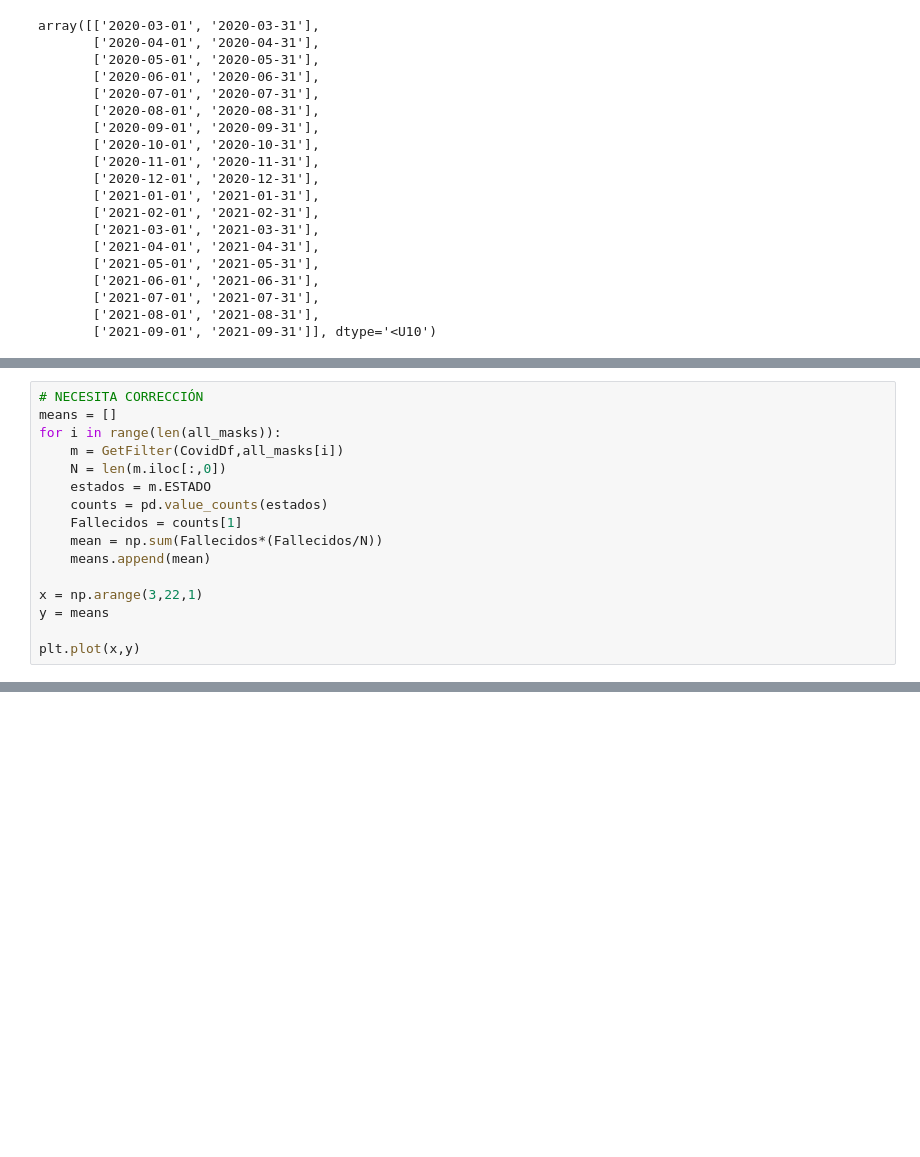
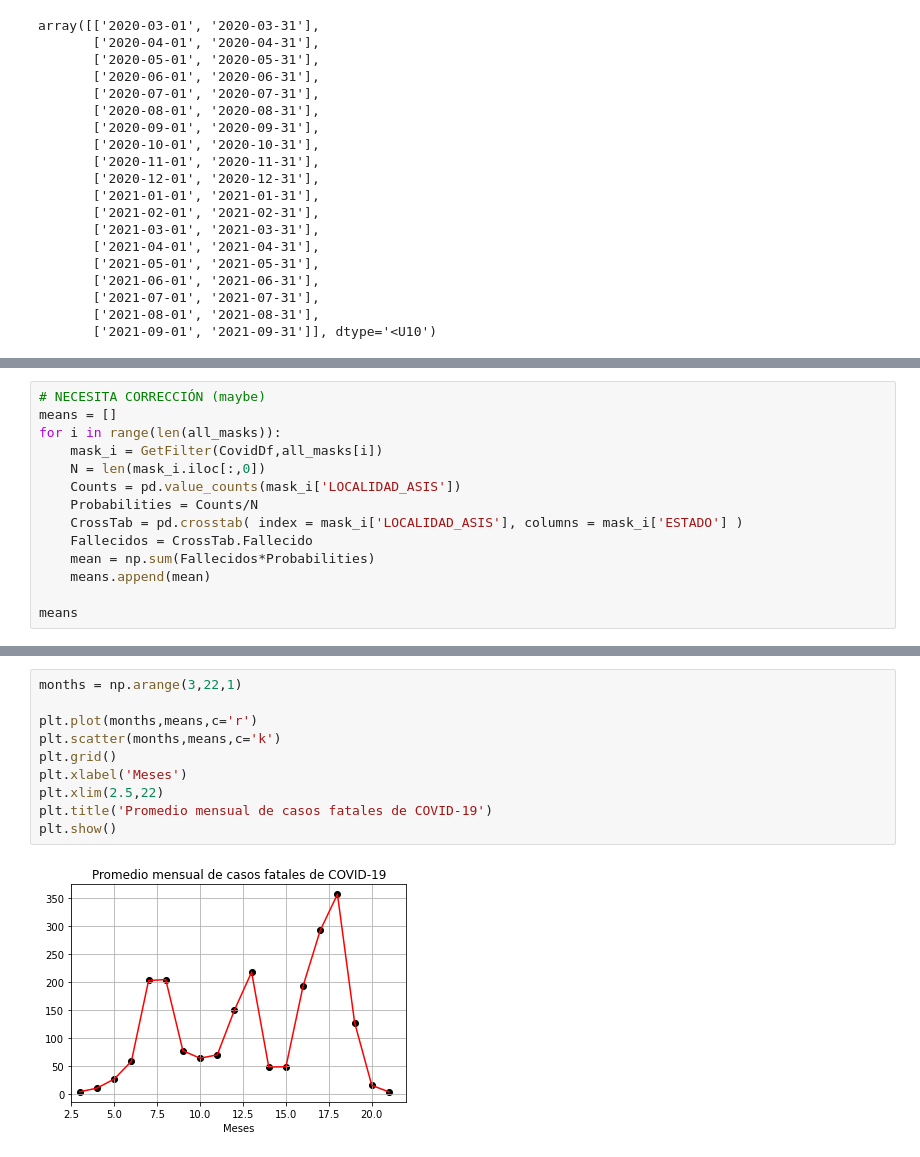
Before and after one commit to Lucas-Nieto-institucional/Notebooks_curso_estadistica, a Jupyter notebook: 02_Bases_de_datos.ipynb, the cells around one changed output, grey strips where cells are left out. Saved outputs shown, nothing was run; the diff lists cells and outputs as text; blank space fills up the shorter version.

Commit message:
Pendiente: Corrección de cálculo de medias mensuales de defunciones

```diff
--- a/02_Bases_de_datos.ipynb
+++ b/02_Bases_de_datos.ipynb
@@ -334,16 +317,0 @@ all_masks = mask_iteration(M)
-# %%
-# NECESITA CORRECCIÓN
-means = []
-for i in range(len(all_masks)):
-    m = GetFilter(CovidDf,all_masks[i])
-    N = len(m.iloc[:,0])
-    estados = m.ESTADO
-    counts = pd.value_counts(estados)
-    Fallecidos = counts[1]
-    mean = np.sum(Fallecidos*(Fallecidos/N))
-    means.append(mean)
-
-x = np.arange(3,22,1)
-y = means
-
-plt.plot(x,y)
@@ -352,0 +334,14 @@ plt.plot(x,y)
+# %%
+# NECESITA CORRECCIÓN (maybe)
+means = []
+for i in range(len(all_masks)):
+    mask_i = GetFilter(CovidDf,all_masks[i])
+    N = len(mask_i.iloc[:,0])
+    Counts = pd.value_counts(mask_i['LOCALIDAD_ASIS'])
+    Probabilities = Counts/N
+    CrossTab = pd.crosstab( index = mask_i['LOCALIDAD_ASIS'], columns = mask_i['ESTADO'] )
+    Fallecidos = CrossTab.Fallecido
+    mean = np.sum(Fallecidos*Probabilities)
+    means.append(mean)
+
+means
@@ -352,0 +368,12 @@ plt.plot(x,y)
+# %%
+months = np.arange(3,22,1)
+
+plt.plot(months,means,c='r')
+plt.scatter(months,means,c='k')
+plt.grid()
+plt.xlabel('Meses')
+plt.xlim(2.5,22)
+plt.title('Promedio mensual de casos fatales de COVID-19')
+plt.show()
+# %% [output]
+[figure, added]
```
Also changed, not shown: parts of 4 cells of this notebook.
